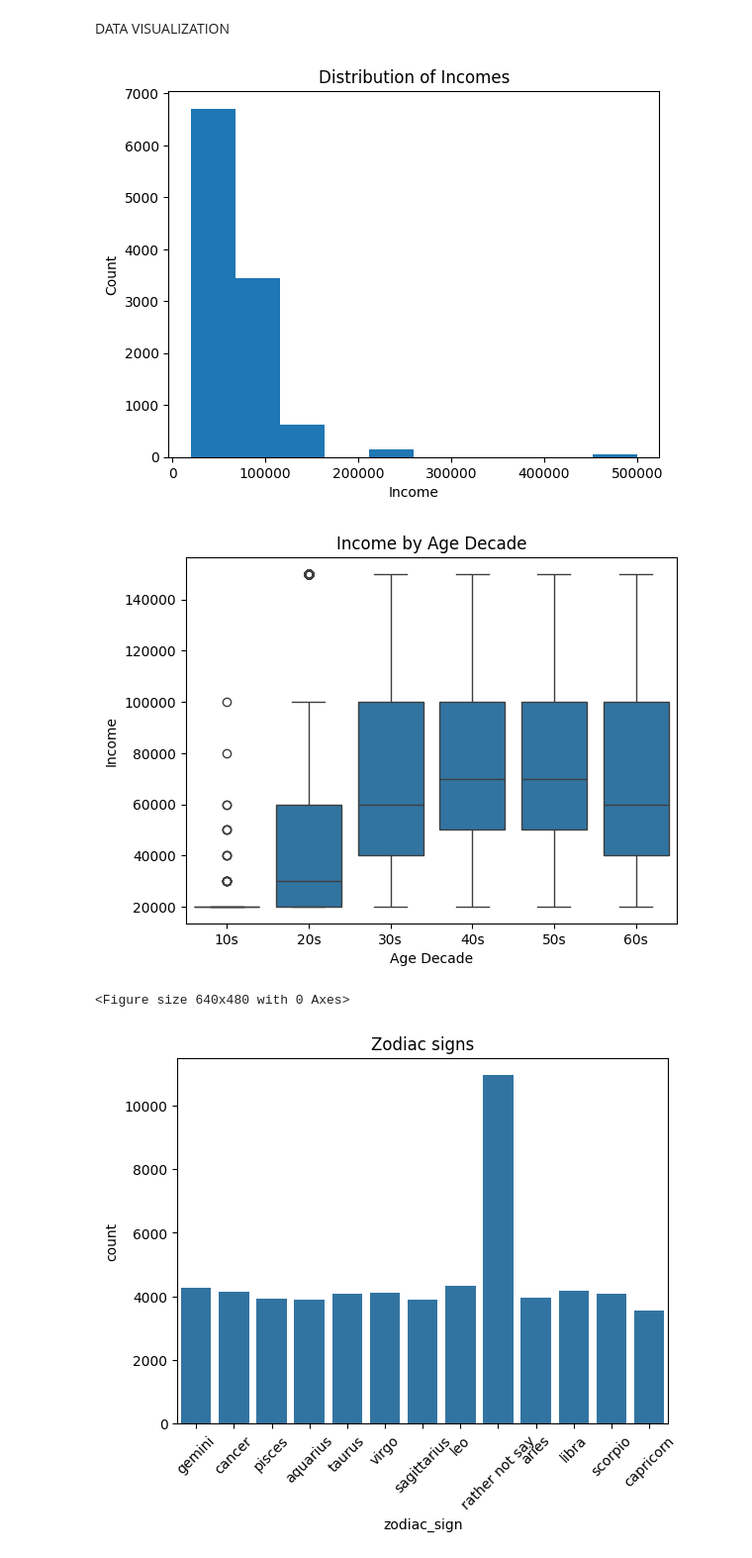
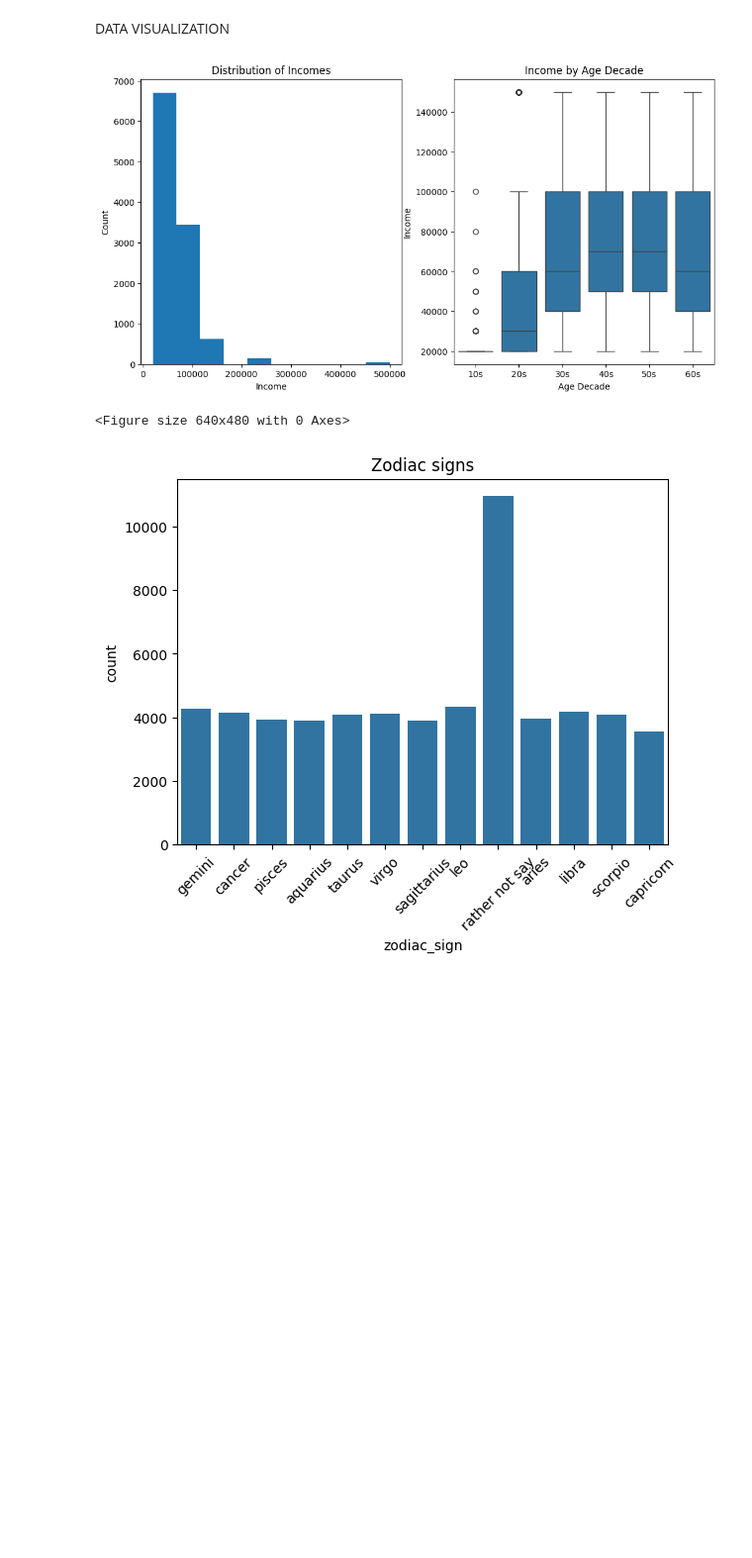
Before and after one commit to joshuacaiata/OK-Cupid-ML, a Jupyter notebook: date-a-scientist.ipynb, the cells around one changed output. Shown: that part at 99% size. Saved outputs shown, nothing was run; the diff lists cells and outputs as text; code cells hidden in the pictures; blank space fills up the shorter version.

```diff
--- a/date-a-scientist.ipynb
+++ b/date-a-scientist.ipynb
@@ -280,25 +280,26 @@ DATA VISUALIZATION
 # %%
 filtered = df[(df['income'] > 0)]
 
+fig, axes = plt.subplots(1, 2, figsize=(12, 6))
+
 # Plot income
-plt.hist(filtered['income'])
-plt.title("Distribution of Incomes")
-plt.xlabel("Income")
-plt.ylabel("Count")
-plt.show()
-plt.clf()
+axes[0].hist(filtered['income'])
+axes[0].set_title("Distribution of Incomes")
+axes[0].set_xlabel("Income")
+axes[0].set_ylabel("Count")
+
 
 # Plot boxplots of income by age decade
 filteredIncomes = df[(df['income'] > 0) & (df['income'] < 200000)]
 sns.boxplot(x='age_decade', y='income', data=filteredIncomes, order=sorted(filteredIncomes['age_decade'].unique()))
-plt.xlabel('Age Decade')
-plt.ylabel('Income')
-plt.title('Income by Age Decade')
+axes[1].set_xlabel('Age Decade')
+axes[1].set_ylabel('Income')
+axes[1].set_title('Income by Age Decade')
+
 plt.show()
 plt.clf()
 # %% [output]
-[figure, old version]
+[figure, new version]
-[figure, removed]
 <Figure size 640x480 with 0 Axes>
 # %%
 # Plot zodiac signs
```
Also changed, not shown: parts of 5 cells of this notebook.
